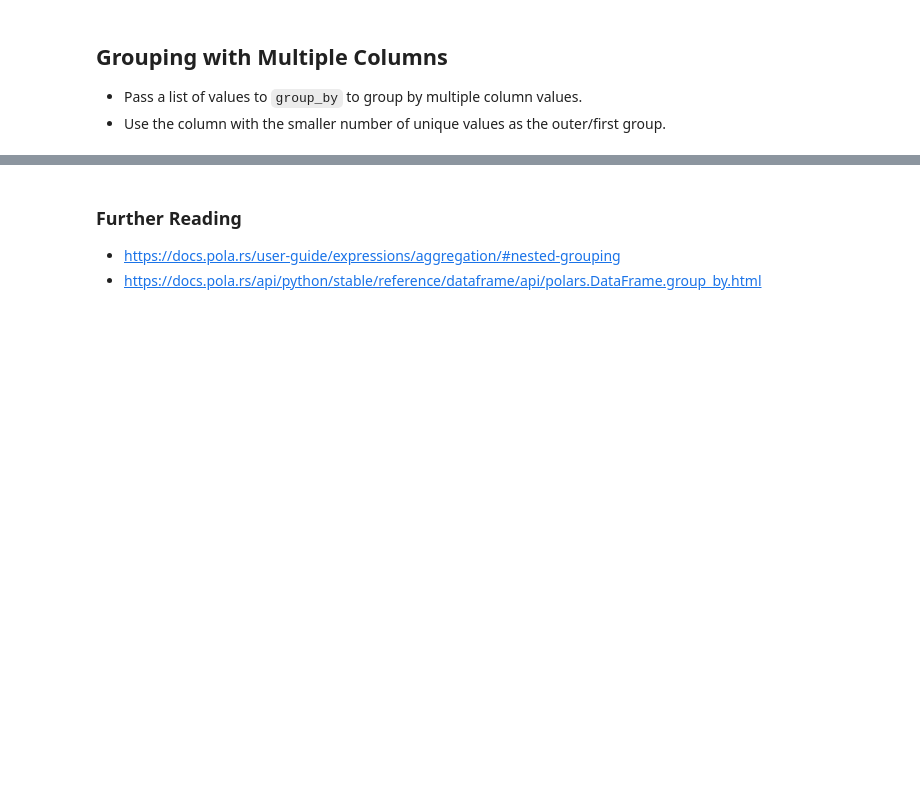
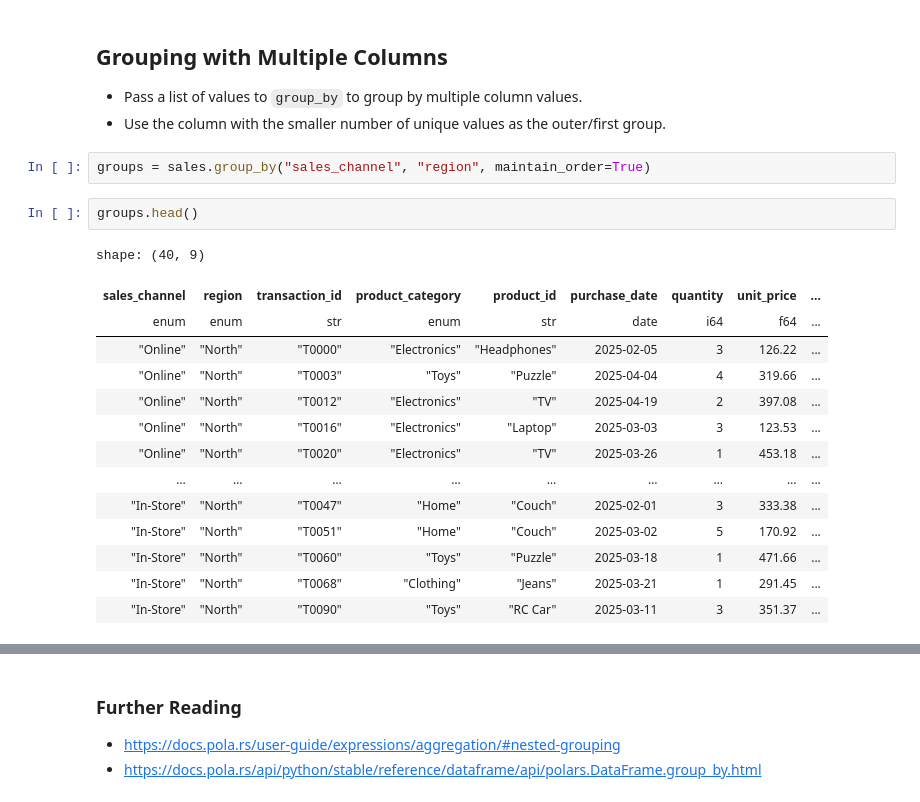
Before and after one commit to yaowenqiang/Data-Analysis-with-Polars-and-Python, a Jupyter notebook: incomplete/16 - GroupBy.ipynb, the cells around one changed output, grey strips where cells are left out. Cells and saved outputs as stored; diff of their text form; blank space fills up the shorter version.

Commit message:
add groupby note

```diff
--- a/incomplete/16 - GroupBy.ipynb
+++ b/incomplete/16 - GroupBy.ipynb
@@ -137,3 +457,22 @@
 ## Grouping with Multiple Columns
 - Pass a list of values to `group_by` to group by multiple column values.
 - Use the column with the smaller number of unique values as the outer/first group.
+# %%
+groups = sales.group_by("sales_channel", "region", maintain_order=True)
+# %%
+groups.head()
+# %% [output]
+shape: (40, 9)
+| sales_channel | region | transaction_id | product_category | product_id | purchase_date | quantity | unit_price | ... |
+| enum | enum | str | enum | str | date | i64 | f64 | ... |
+| "Online" | "North" | "T0000" | "Electronics" | "Headphones" | 2025-02-05 | 3 | 126.22 | ... |
+| "Online" | "North" | "T0003" | "Toys" | "Puzzle" | 2025-04-04 | 4 | 319.66 | ... |
+| "Online" | "North" | "T0012" | "Electronics" | "TV" | 2025-04-19 | 2 | 397.08 | ... |
+| "Online" | "North" | "T0016" | "Electronics" | "Laptop" | 2025-03-03 | 3 | 123.53 | ... |
+| "Online" | "North" | "T0020" | "Electronics" | "TV" | 2025-03-26 | 1 | 453.18 | ... |
+| … | … | … | … | … | … | … | … | ... |
+| "In-Store" | "North" | "T0047" | "Home" | "Couch" | 2025-02-01 | 3 | 333.38 | ... |
+| "In-Store" | "North" | "T0051" | "Home" | "Couch" | 2025-03-02 | 5 | 170.92 | ... |
+| "In-Store" | "North" | "T0060" | "Toys" | "Puzzle" | 2025-03-18 | 1 | 471.66 | ... |
+| "In-Store" | "North" | "T0068" | "Clothing" | "Jeans" | 2025-03-21 | 1 | 291.45 | ... |
+| "In-Store" | "North" | "T0090" | "Toys" | "RC Car" | 2025-03-11 | 3 | 351.37 | ... |
```
Also changed, not shown: parts of 50 cells of this notebook.
